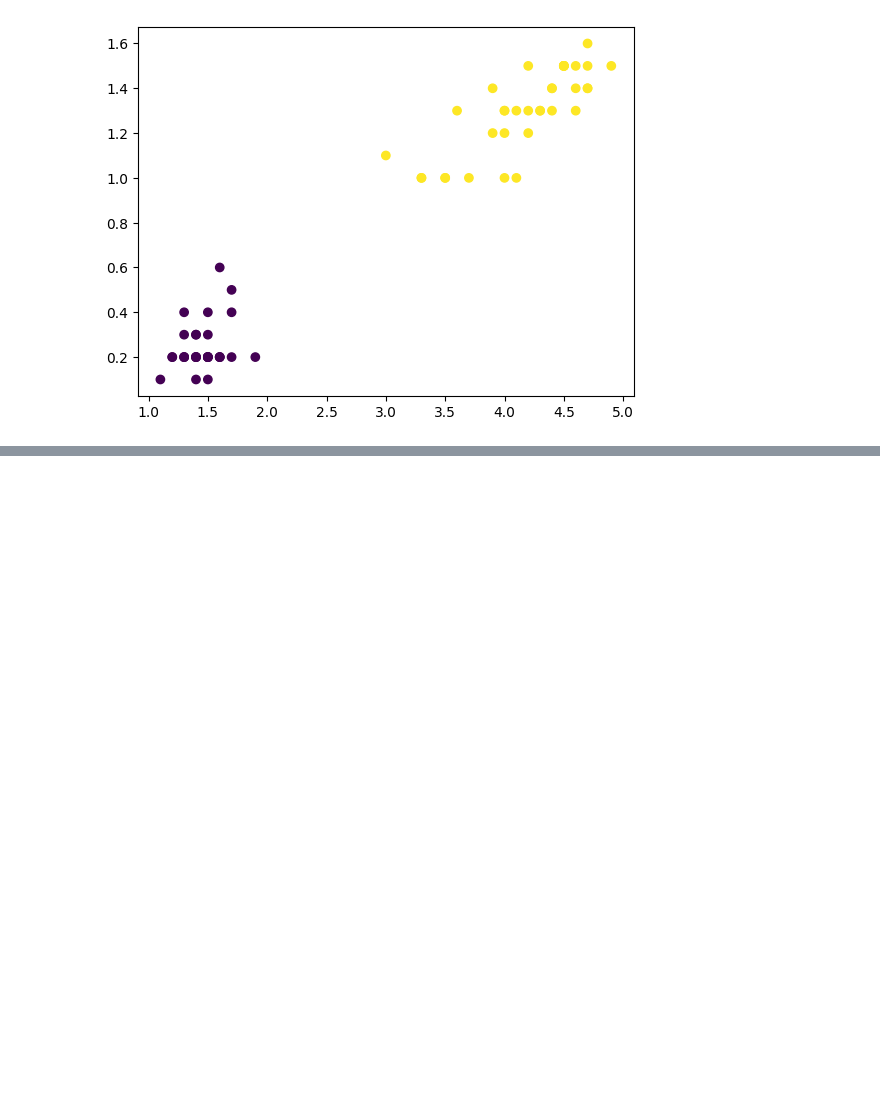
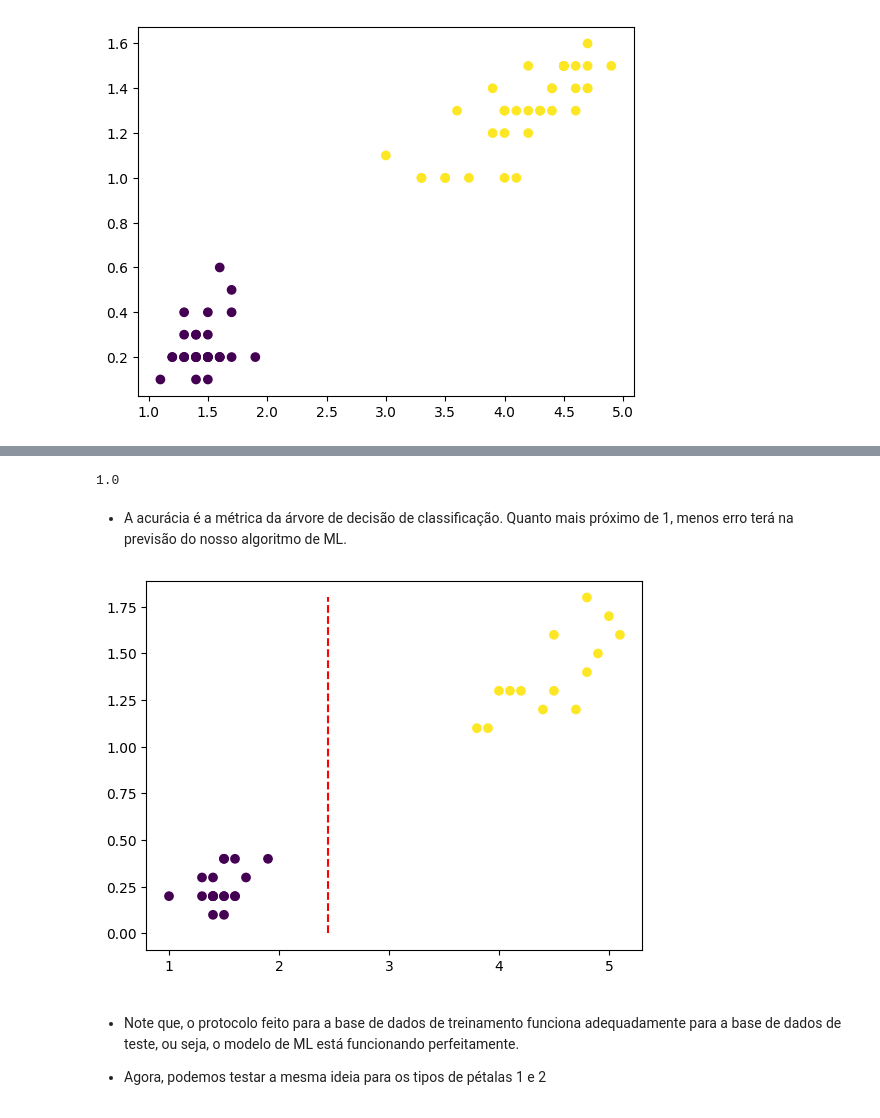
Before and after one commit to Marinopl/Modelos-de-Machine-Learning, a Jupyter notebook: Árvore de Decisão/main.ipynb, the cells around one changed output, grey strips where cells are left out. Drawn from its saved outputs; the diff is of its cells as text; code cells hidden in the pictures; blank space fills up the shorter version.

```diff
--- a/Árvore de Decisão/main.ipynb
+++ b/Árvore de Decisão/main.ipynb
@@ -132,0 +166,23 @@ plt.show()
+# %%
+y_pred = clf.predict(x_test)
+
+from sklearn.metrics import accuracy_score, confusion_matrix
+accuracy_score(y_test, y_pred)
+# %% [output]
+1.0
+# %% [markdown]
+* A acurácia é a métrica da árvore de decisão de classificação. Quanto mais próximo de 1, menos erro terá na previsão do nosso algoritmo de ML.
+# %%
+fig, ax = plt.subplots()
+
+ax.scatter(x_test['petal length (cm)'], x_test['petal width (cm)'], c=y_test)
+
+ax.plot([2.45, 2.45], [0, 1.8], '--r') # Primeira decisão da árvore
+
+plt.show()
+# %% [output]
+[figure, added]
+# %% [markdown]
+* Note que, o protocolo feito para a base de dados de treinamento funciona adequadamente para a base de dados de teste, ou seja, o modelo de ML está funcionando perfeitamente.
+
+* Agora, podemos testar a mesma ideia para os tipos de pétalas 1 e 2
```
Also changed, not shown: parts of 31 cells of this notebook, 3 other files.
